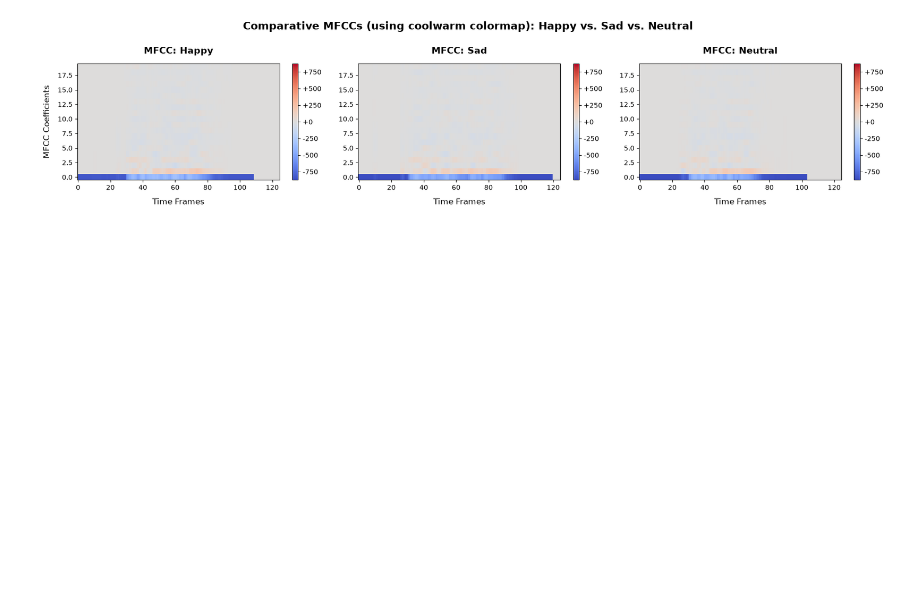
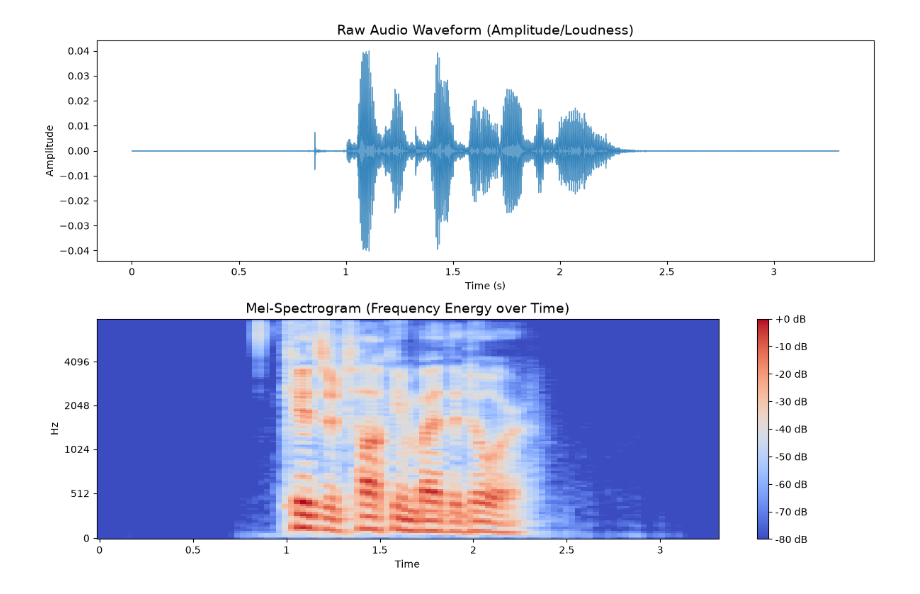
Before and after one commit to Samuel22-ai/CodeAlpha_Speech_Emotion_Recognition, a Jupyter notebook: notebooks/01_Audio_Exploration.ipynb, the cells around one changed output. Saved outputs shown, nothing was run; the diff lists cells and outputs as text; code cells hidden in the pictures; blank space fills up the shorter version.

```diff
--- a/notebooks/01_Audio_Exploration.ipynb
+++ b/notebooks/01_Audio_Exploration.ipynb
@@ -169,42 +174,32 @@ plt.show()
 # %%
-# EDA - Comparative MFCCs (Happy vs. Sad vs. Neutral)
-happy_idx = np.where(y == 'happy')[0][0]
-sad_idx = np.where(y == 'sad')[0][0]
-neutral_idx = np.where(y == 'neutral')[0][0]
 
-# Calculate the absolute max value across ALL THREE emotions so 0 is perfectly centered
-max_val = max(
-    np.max(np.abs(X[happy_idx])),
-    np.max(np.abs(X[sad_idx])),
-    np.max(np.abs(X[neutral_idx]))
-)
+# Grab one sample file from your raw data directory
+sample_files_1 = glob.glob(os.path.join(DATA_SOURCE, "**", "*.wav"), recursive=True)
 
-plt.figure(figsize=(18, 4))
+if sample_files_1:
+    sample_file = sample_files_1[0] # Grab the first file for demonstration
+    y_raw, sr_raw = librosa.load(sample_file, sr=16000)
 
-# Plot Happy
-plt.subplot(1, 3, 1)
-plt.imshow(X[happy_idx], aspect='auto', origin='lower', cmap='coolwarm', vmin=-max_val, vmax=max_val)
-plt.title("MFCC: Happy", fontsize=14, fontweight='bold', pad=15)
-plt.ylabel('MFCC Coefficients', fontsize=12, labelpad=10)
-plt.xlabel('Time Frames', fontsize=12, labelpad=10)
-plt.colorbar(format='%+2.0f')
+    plt.figure(figsize=(12, 8))
 
-# Plot Sad
-plt.subplot(1, 3, 2)
-plt.imshow(X[sad_idx], aspect='auto', origin='lower', cmap='coolwarm', vmin=-max_val, vmax=max_val)
-plt.title("MFCC: Sad", fontsize=14, fontweight='bold', pad=15)
-plt.xlabel('Time Frames', fontsize=12, labelpad=10)
-plt.colorbar(format='%+2.0f')
+    # 1. Plot the Waveform (Amplitude vs. Time)
+    plt.subplot(2, 1, 1)
+    librosa.display.waveshow(y_raw, sr=sr_raw, alpha=0.7)
+    plt.title('Raw Audio Waveform (Amplitude/Loudness)', fontsize=14)
+    plt.xlabel('Time (s)')
+    plt.ylabel('Amplitude')
 
-# Plot Neutral
-plt.subplot(1, 3, 3)
-plt.imshow(X[neutral_idx], aspect='auto', origin='lower', cmap='coolwarm', vmin=-max_val, vmax=max_val)
-plt.title("MFCC: Neutral", fontsize=14, fontweight='bold', pad=15)
-plt.xlabel('Time Frames', fontsize=12, labelpad=10)
-plt.colorbar(format='%+2.0f')
+    # 2. Plot the Mel-Spectrogram (Frequency Energy)
+    plt.subplot(2, 1, 2)
+    mel_spect = librosa.feature.melspectrogram(y=y_raw, sr=sr_raw, n_mels=128)
+    mel_spect_db = librosa.power_to_db(mel_spect, ref=np.max)
+    librosa.display.specshow(mel_spect_db, sr=sr_raw, x_axis='time', y_axis='mel', cmap='coolwarm')
+    plt.colorbar(format='%+2.0f dB')
+    plt.title('Mel-Spectrogram (Frequency Energy over Time)', fontsize=14)
 
-plt.suptitle("Comparative MFCCs (using coolwarm colormap): Happy vs. Sad vs. Neutral", fontsize=16, fontweight='bold', y=1)
-plt.tight_layout()
-plt.show()
+    plt.tight_layout()
+    plt.show()
+else:
+    print("No audio files found in the specified DATA_SOURCE directory.")
 # %% [output]
-[figure, old version]
+[figure, new version]
```
Also changed, not shown: parts of 6 cells of this notebook, 10 other files.
